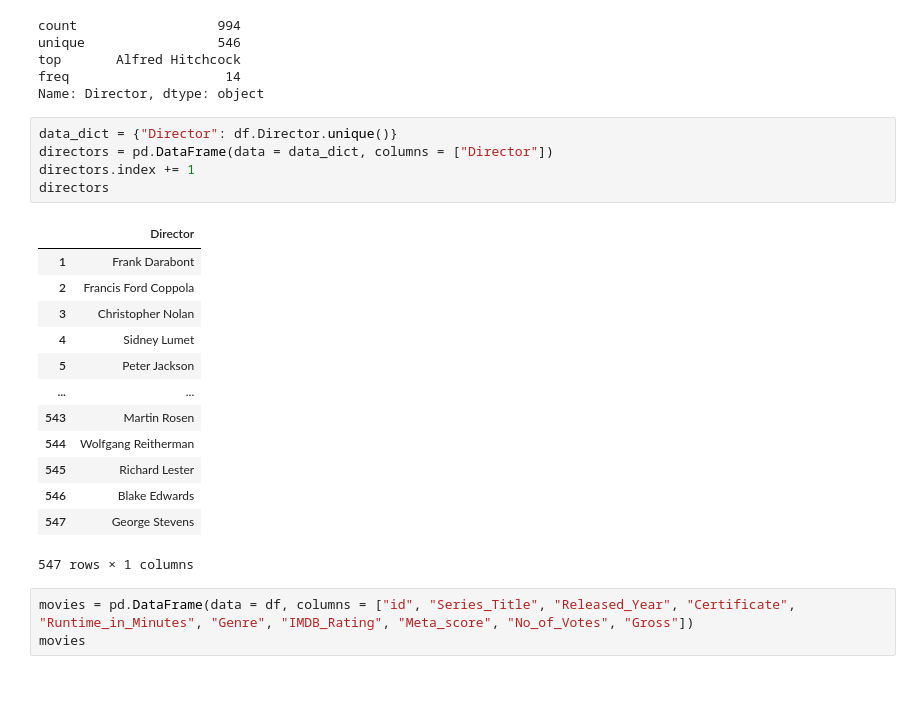
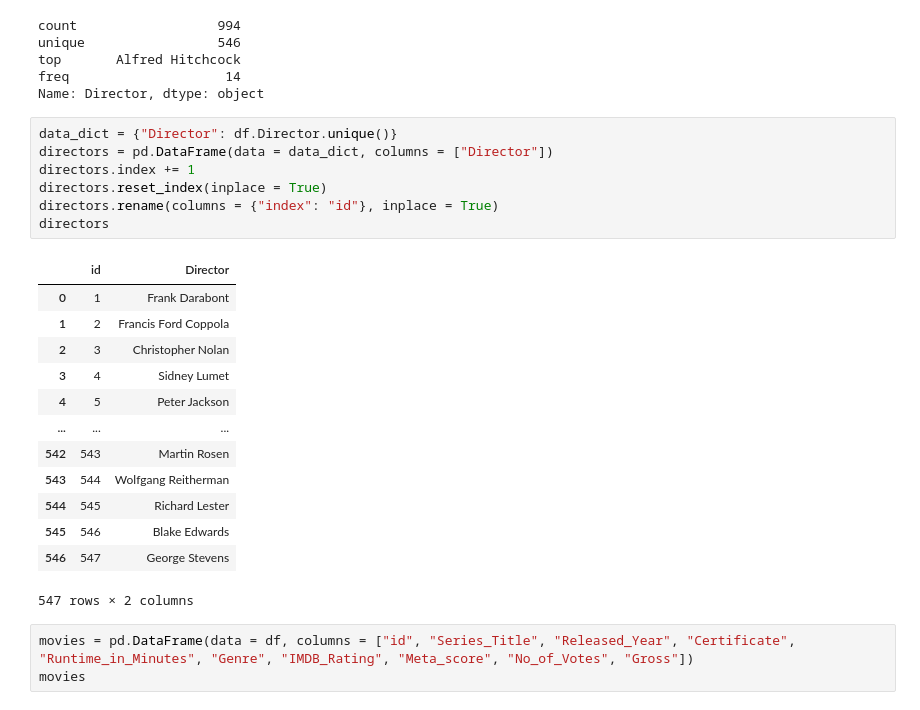
Before and after one commit to Costa-LG/Movies-Data-Analysis, a Jupyter notebook: Cleaning_Data.ipynb, the cells around one changed output. Saved outputs shown, nothing was run; the diff lists cells and outputs as text.

```diff
--- a/Cleaning_Data.ipynb
+++ b/Cleaning_Data.ipynb
@@ -167,22 +167,24 @@ Name: Director, dtype: object
 # %%
 data_dict = {"Director": df.Director.unique()}
 directors = pd.DataFrame(data = data_dict, columns = ["Director"])
 directors.index += 1
+directors.reset_index(inplace = True)
+directors.rename(columns = {"index": "id"}, inplace = True)
 directors
 # %% [output]
-|  | Director |
-| 1 | Frank Darabont |
-| 2 | Francis Ford Coppola |
-| 3 | Christopher Nolan |
-| 4 | Sidney Lumet |
-| 5 | Peter Jackson |
-| ... | ... |
-| 543 | Martin Rosen |
-| 544 | Wolfgang Reitherman |
-| 545 | Richard Lester |
-| 546 | Blake Edwards |
-| 547 | George Stevens |
+|  | id | Director |
+| 0 | 1 | Frank Darabont |
+| 1 | 2 | Francis Ford Coppola |
+| 2 | 3 | Christopher Nolan |
+| 3 | 4 | Sidney Lumet |
+| 4 | 5 | Peter Jackson |
+| ... | ... | ... |
+| 542 | 543 | Martin Rosen |
+| 543 | 544 | Wolfgang Reitherman |
+| 544 | 545 | Richard Lester |
+| 545 | 546 | Blake Edwards |
+| 546 | 547 | George Stevens |
-547 rows × 1 columns
+547 rows × 2 columns
 # %%
 movies = pd.DataFrame(data = df, columns = ["id", "Series_Title", "Released_Year", "Certificate", "Runtime_in_Minutes", "Genre", "IMDB_Rating", "Meta_score", "No_of_Votes", "Gross"])
 movies
```
Also changed, not shown: parts of 14 cells of this notebook.
